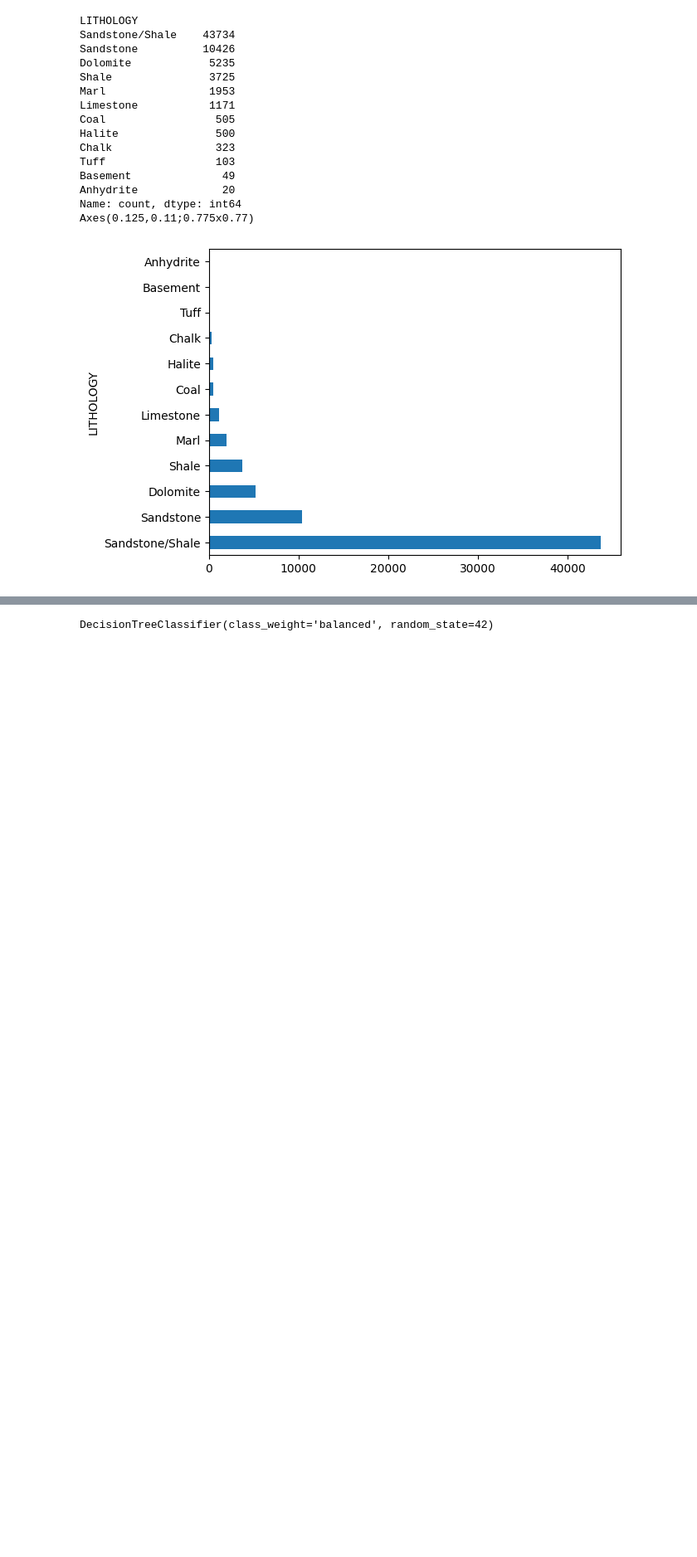
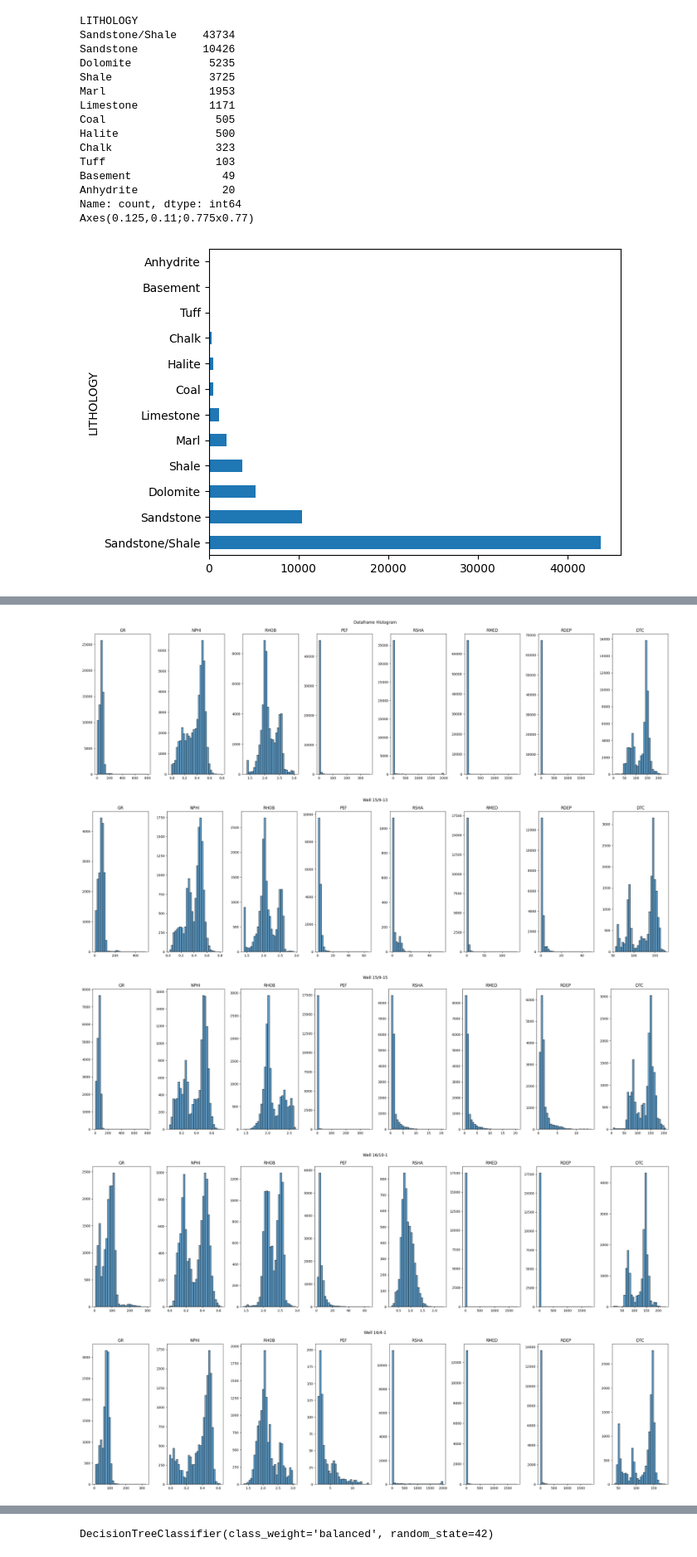
Before and after one commit to Sentineldev/cyti-project, a Jupyter notebook: proyecto.ipynb, the cells around one changed output, grey strips where cells are left out. Shown at 83% size. Drawn from its saved outputs; the diff is of its cells as text; code cells hidden in the pictures; blank space fills up the shorter version.

```diff
--- a/proyecto.ipynb
+++ b/proyecto.ipynb
@@ -137,30 +123,39 @@ Axes(0.125,0.11;0.775x0.77)
 
 def plot_histograms(df,features):
     fig, ax = plt.subplots(1, len(features),figsize=(25,7))
-
     for i, feature in enumerate(features):
-        if feature == "RDEP" or feature == "RMED":
-            ax[i].set_xscale("log")
-        ax[i].hist(df[feature])
+        ax[i].hist(df[feature],bins=30,alpha=0.7,linewidth=1.2,edgecolor='black')
         ax[i].set_title(feature)
+    fig.suptitle("Dataframe Histogram")
     plt.tight_layout()
     plt.show()
 
-def plot_wells_curves(wells,df,features,hub):
+def plot_wells_histograms(df,wells,features):
+    for well in wells:
+        aux = df[df['WELL'].isin([well])]
+        fig, ax = plt.subplots(1, len(features),figsize=(25,7))
+        for i, feature in enumerate(features):
+            ax[i].hist(aux[feature],bins=30,alpha=0.7,linewidth=1.2,edgecolor='black')
+            ax[i].set_title(feature)
+        fig.suptitle(f"Well {well}")
+        plt.tight_layout()
+        plt.show()
+
+def plot_wells_curves(df,wells,features,hub):
     for well in wells:
         aux = df[df['WELL'].isin([well])]
         fig, ax = plt.subplots(1, len(features),figsize=(20,10),sharey=True)
         for i, feature in enumerate(features):
 
-            if feature == "RDEP" or feature == "RMED":
-                ax[i].set_xscale("log")
+            # if feature == "RDEP" or feature == "RMED":
+            #     ax[i].set_xscale("log")
             if i == 0:
                 ax[i].invert_yaxis()
             if feature == hub:
-                for j in df[feature].unique():
-                    where = df[feature] == j
+                for j in aux[feature].unique():
+                    where = aux[feature] == j
                     color = lithology_colors[j]
-                    ax[i].fill_betweenx(df[index],0,1,where=where,color=color,alpha=0.09)
+                    ax[i].fill_betweenx(aux[index],0,1,where=where,color=color,alpha=0.09)
             if feature != hub:
                 ax[i].plot(aux[feature],aux[index])
             ax[i].set_title(feature)
@@ -170,3 +187,10 @@ def plot_wells_curves(wells,df,features,hub):
 # %%
 plot_histograms(df,features)
-plot_wells_curves(wells,df,features + [target],target)
+plot_wells_histograms(df,wells,features)
+plot_wells_curves(df,wells,features + [target],target)
+# %% [output]
+[figure, added]
+[figure, added]
+[figure, added]
+[figure, added]
+[figure, added]
```
Also changed, not shown: parts of 12 cells of this notebook.
